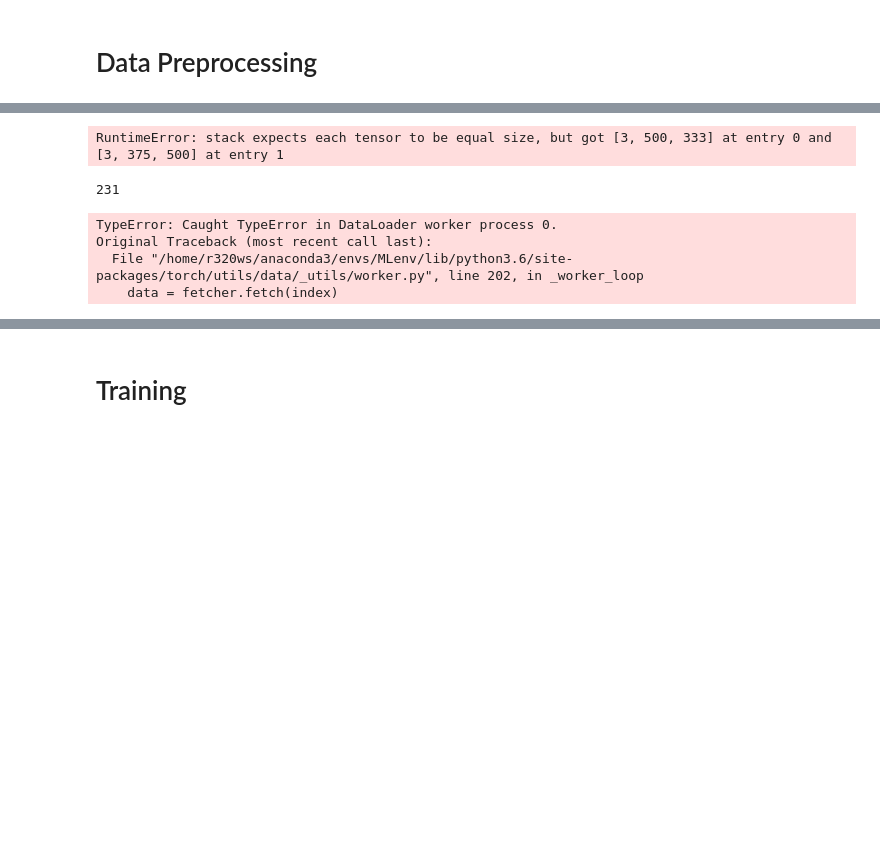
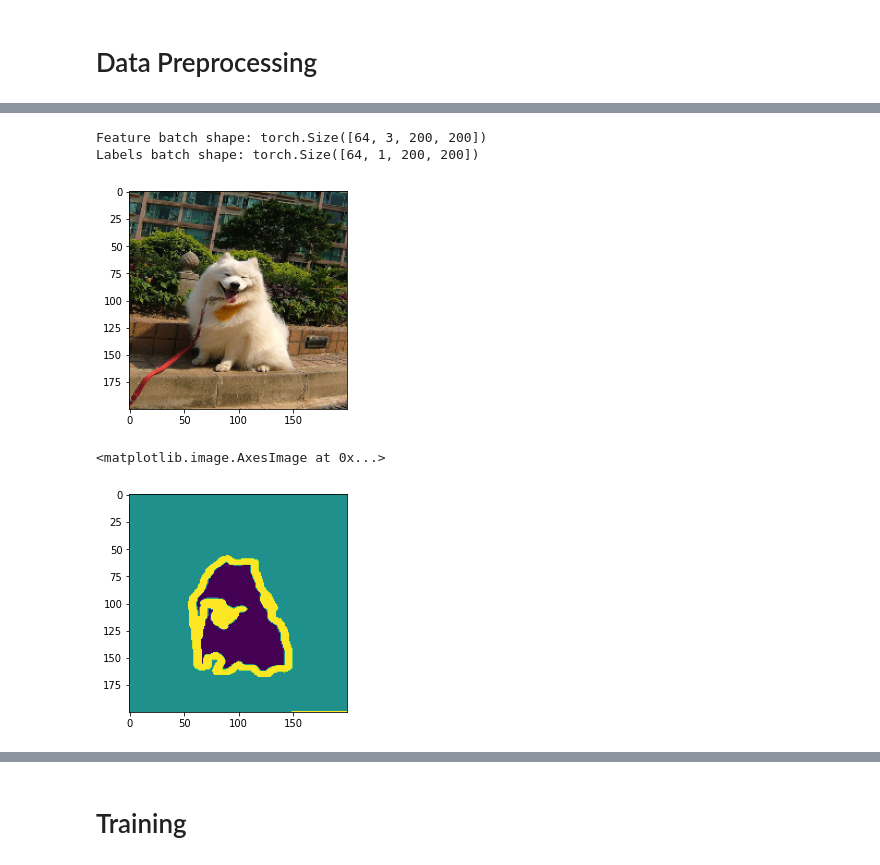
Before and after one commit to woosook0127/SelfParking, a Jupyter notebook: Segmentation/Unet_pytorch.ipynb, the cells around one changed output, grey strips where cells are left out. Saved outputs shown, nothing was run; the diff lists cells and outputs as text; code cells hidden in the pictures; blank space fills up the shorter version.

Commit message:
2022-07-18 rm channel != 3 images. and complete data loading

```diff
--- a/Segmentation/Unet_pytorch.ipynb
+++ b/Segmentation/Unet_pytorch.ipynb
@@ -50,6 +50,3 @@ img.shape, img.transpose((2,0,1)).shape #H W C --> C H W
 # kill = [1041, 1048, 1069, 1078, 1094, 3937]
 # for i in kill:
 #     print(input_list[i])
-# %%
-image = io.read_image(input_list[1])
-image.shape
@@ -120,4 +95,9 @@ dataset = myDataset('images', 'annotations/trimaps')
+# %%
+from torchvision import transforms
+transform = transforms.Compose([transforms.Resize(size=(200,200))])
+
+dataset = myDataset(input_list, target_list, transform=transform)
 # %%
 from torch.utils.data import DataLoader
 
-train_dataloader = DataLoader(dataset, batch_size=64, shuffle=True)
+train_dataloader = DataLoader(dataset, batch_size=64, shuffle=True, drop_last=False)
@@ -124,12 +117,21 @@ train_dataloader = DataLoader(dataset, batch_size=64, shuffle=True)
 # %%
-train_features, train_labels = next(iter(train_dataloader))
+data = next(iter(train_dataloader))
 
-print(f"Feature batch shape: {train_features.size()}")
-print(f"Labels batch shape: {train_labels.size()}")
-img = train_features[0].squeeze()
-label = train_labels[0]
-plt.imshow(img, cmap="gray")
+print(f"Feature batch shape: {data['image'].size()}")
+print(f"Labels batch shape: {data['target'].size()}")
+
+img = data['image'][2]
+label = data['target'][2]
+
+img_t = img.permute(1,2,0)
+target_t = label.permute(1,2,0)
+
+plt.imshow(img_t)
 plt.show()
-print(f"Label: {label}")
+plt.imshow(target_t)
 # %% [output]
-RuntimeError: stack expects each tensor to be equal size, but got [3, 500, 333] at entry 0 and [3, 375, 500] at entry 1
+Feature batch shape: torch.Size([64, 3, 200, 200])
+Labels batch shape: torch.Size([64, 1, 200, 200])
+[figure, added]
+<matplotlib.image.AxesImage at 0x...>
+[figure, added]
@@ -194,13 +137,0 @@ loader_train = DataLoader(dataset_train, shuffle=True, **loader_args)
-# %%
-len(loader_train)
-# %% [output]
-231
-# %%
-for batch, data in enumerate(loader_train,1):
-    targets = data['targets']  # 데이터 device로 올리기
-    inputs = data['inputs']
-# %% [output]
-TypeError: Caught TypeError in DataLoader worker process 0.
-Original Traceback (most recent call last):
-  File "/home/r320ws/anaconda3/envs/MLenv/lib/python3.6/site-packages/torch/utils/data/_utils/worker.py", line 202, in _worker_loop
-    data = fetcher.fetch(index)
```
Also changed, not shown: parts of 15 cells of this notebook.
